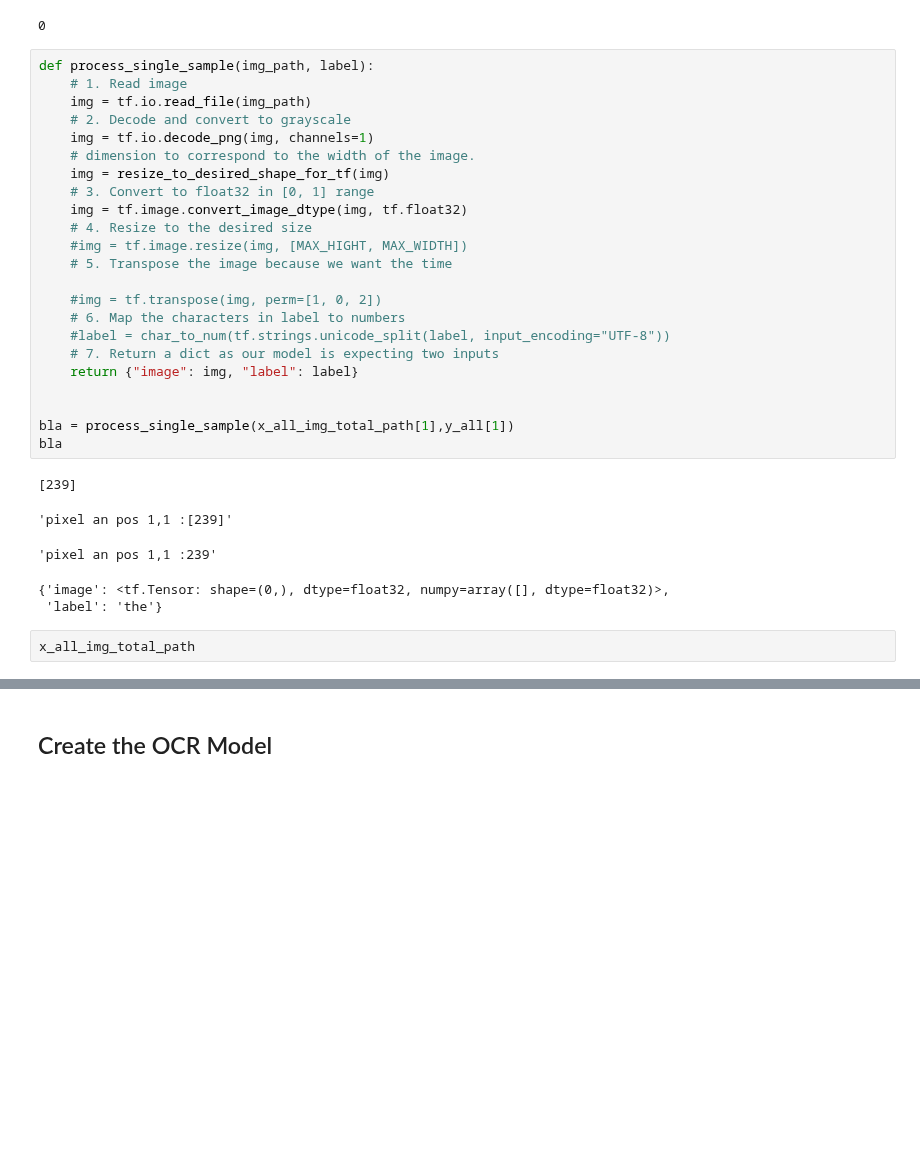
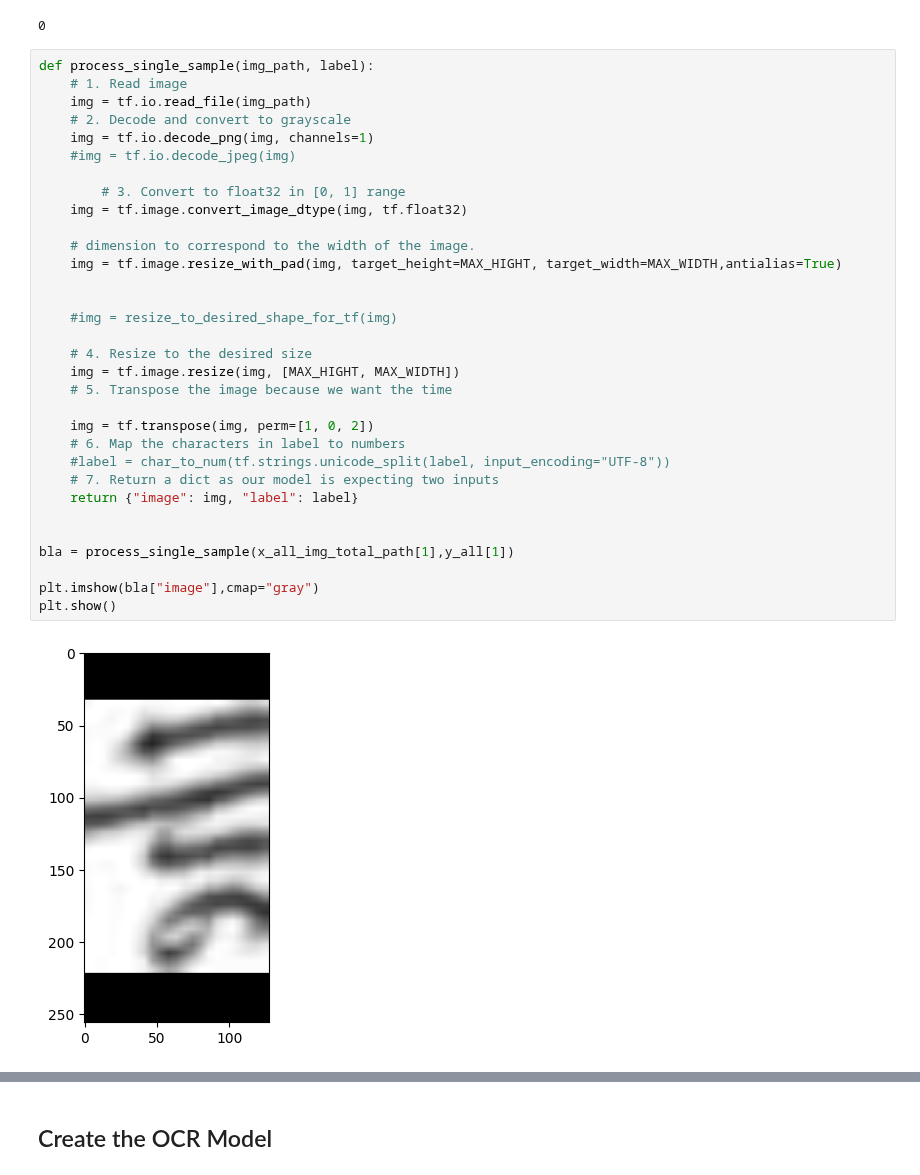
Before and after one commit to msommerfe/CAS_Applied_Data_Science, a Jupyter notebook: CAS_Final_Project/OCR_from_scratch.ipynb, the cells around one changed output, grey strips where cells are left out. Saved outputs shown, nothing was run; the diff lists cells and outputs as text; blank space fills up the shorter version.

```diff
--- a/CAS_Final_Project/OCR_from_scratch.ipynb
+++ b/CAS_Final_Project/OCR_from_scratch.ipynb
@@ -204,32 +203,35 @@ debugIMG.shape[0]
 # %%
 def process_single_sample(img_path, label):
     # 1. Read image
     img = tf.io.read_file(img_path)
     # 2. Decode and convert to grayscale
     img = tf.io.decode_png(img, channels=1)
+    #img = tf.io.decode_jpeg(img)
+
+        # 3. Convert to float32 in [0, 1] range
+    img = tf.image.convert_image_dtype(img, tf.float32)
+
     # dimension to correspond to the width of the image.
-    img = resize_to_desired_shape_for_tf(img)
-    # 3. Convert to float32 in [0, 1] range
-    img = tf.image.convert_image_dtype(img, tf.float32)
+    img = tf.image.resize_with_pad(img, target_height=MAX_HIGHT, target_width=MAX_WIDTH,antialias=True)
+
+
+    #img = resize_to_desired_shape_for_tf(img)
+
     # 4. Resize to the desired size
-    #img = tf.image.resize(img, [MAX_HIGHT, MAX_WIDTH])
+    img = tf.image.resize(img, [MAX_HIGHT, MAX_WIDTH])
     # 5. Transpose the image because we want the time
 
-    #img = tf.transpose(img, perm=[1, 0, 2])
+    img = tf.transpose(img, perm=[1, 0, 2])
     # 6. Map the characters in label to numbers
     #label = char_to_num(tf.strings.unicode_split(label, input_encoding="UTF-8"))
     # 7. Return a dict as our model is expecting two inputs
     return {"image": img, "label": label}
 
 
 bla = process_single_sample(x_all_img_total_path[1],y_all[1])
-bla
+
+plt.imshow(bla["image"],cmap="gray")
+plt.show()
 # %% [output]
-[239]
-'pixel an pos 1,1 :[239]'
-'pixel an pos 1,1 :239'
-{'image': <tf.Tensor: shape=(0,), dtype=float32, numpy=array([], dtype=float32)>,
- 'label': 'the'}
+[figure, added]
-# %%
-x_all_img_total_path
 # %%
```
Also changed, not shown: parts of 7 cells of this notebook.
